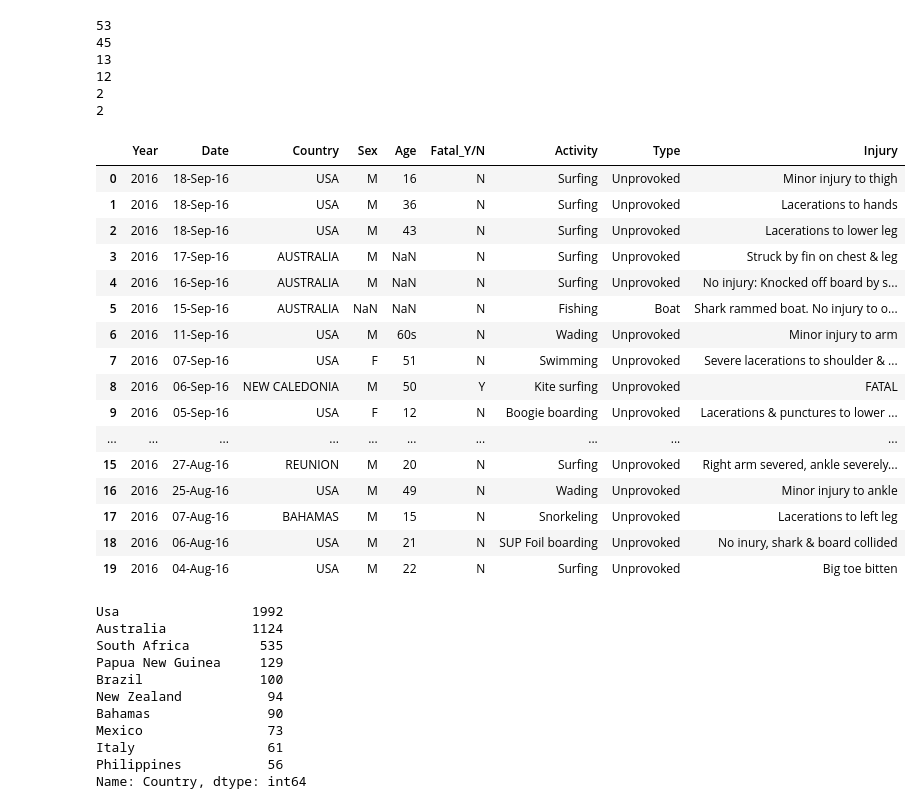
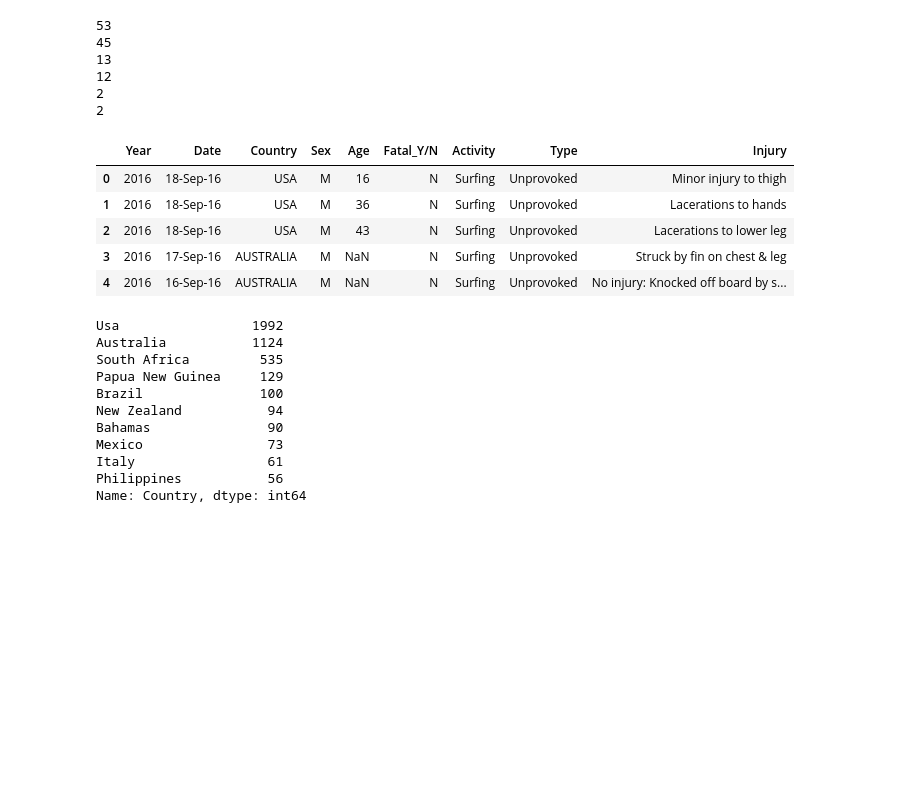
Before and after one commit to alejandroperela/datamad0119, a Jupyter notebook: module-1/pandas-project/your-code/data-wrangling.ipynb, the cells around one changed output. Drawn from its saved outputs; the diff is of its cells as text; code cells hidden in the pictures; blank space fills up the shorter version.

```diff
--- a/module-1/pandas-project/your-code/data-wrangling.ipynb
+++ b/module-1/pandas-project/your-code/data-wrangling.ipynb
@@ -108,31 +109,20 @@ print(len(in_Case_Number_not_in_Case_Number_2))
 # %%
 #En base al paso anterior, procedo a ir eliminando las columnas repetidas o con muchos valores nulos.
 
 data = data.drop(columns=['href', 'Case_Number_1', 'Case_Number_2', 'Unnamed:_22', 'Unnamed:_23', 'Time',
                           'Species', 'Case_Number', 'Area', 'Location', 'Name', 'Investigator_or_Source',
                           'pdf', 'href_formula', 'original_order'])
 
 column_order = ['Year', 'Date', 'Country', 'Sex', 'Age', 'Fatal_Y/N', 'Activity', 'Type', 'Injury']
 data = data[column_order]
-data.head(20)
+data.head()
 # %% [output]
 |  | Year | Date | Country | Sex | Age | Fatal_Y/N | Activity | Type | Injury |
 | 0 | 2016 | 18-Sep-16 | USA | M | 16 | N | Surfing | Unprovoked | Minor injury to thigh |
 | 1 | 2016 | 18-Sep-16 | USA | M | 36 | N | Surfing | Unprovoked | Lacerations to hands |
 | 2 | 2016 | 18-Sep-16 | USA | M | 43 | N | Surfing | Unprovoked | Lacerations to lower leg |
 | 3 | 2016 | 17-Sep-16 | AUSTRALIA | M | NaN | N | Surfing | Unprovoked | Struck by fin on chest & leg |
 | 4 | 2016 | 16-Sep-16 | AUSTRALIA | M | NaN | N | Surfing | Unprovoked | No injury: Knocked off board by s... |
-| 5 | 2016 | 15-Sep-16 | AUSTRALIA | NaN | NaN | N | Fishing | Boat | Shark rammed boat. No injury to o... |
-| 6 | 2016 | 11-Sep-16 | USA | M | 60s | N | Wading | Unprovoked | Minor injury to arm |
-| 7 | 2016 | 07-Sep-16 | USA | F | 51 | N | Swimming | Unprovoked | Severe lacerations to shoulder & ... |
-| 8 | 2016 | 06-Sep-16 | NEW CALEDONIA | M | 50 | Y | Kite surfing | Unprovoked | FATAL |
-| 9 | 2016 | 05-Sep-16 | USA | F | 12 | N | Boogie boarding | Unprovoked | Lacerations & punctures to lower ... |
-| ... | ... | ... | ... | ... | ... | ... | ... | ... | ... |
-| 15 | 2016 | 27-Aug-16 | REUNION | M | 20 | N | Surfing | Unprovoked | Right arm severed, ankle severely... |
-| 16 | 2016 | 25-Aug-16 | USA | M | 49 | N | Wading | Unprovoked | Minor injury to ankle |
-| 17 | 2016 | 07-Aug-16 | BAHAMAS | M | 15 | N | Snorkeling | Unprovoked | Lacerations to left leg |
-| 18 | 2016 | 06-Aug-16 | USA | M | 21 | N | SUP Foil boarding | Unprovoked | No inury, shark & board collided |
-| 19 | 2016 | 04-Aug-16 | USA | M | 22 | N | Surfing | Unprovoked | Big toe bitten |
 # %%
 #En este paso, tras examinar los posibles valores de columnas en las que podría basar mi análisis, procedo a
 #limpiar los posibles valores que pueden tomar las variables.
```
Also changed, not shown: parts of 5 cells of this notebook, 1 other file.
